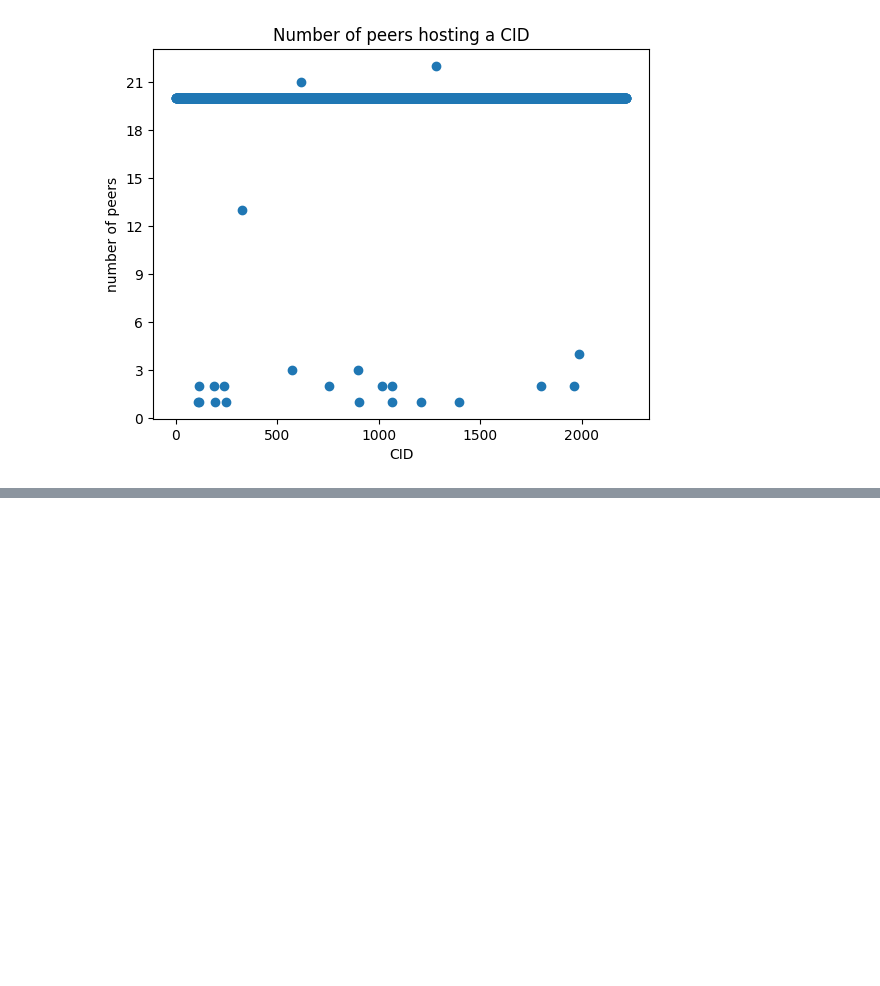
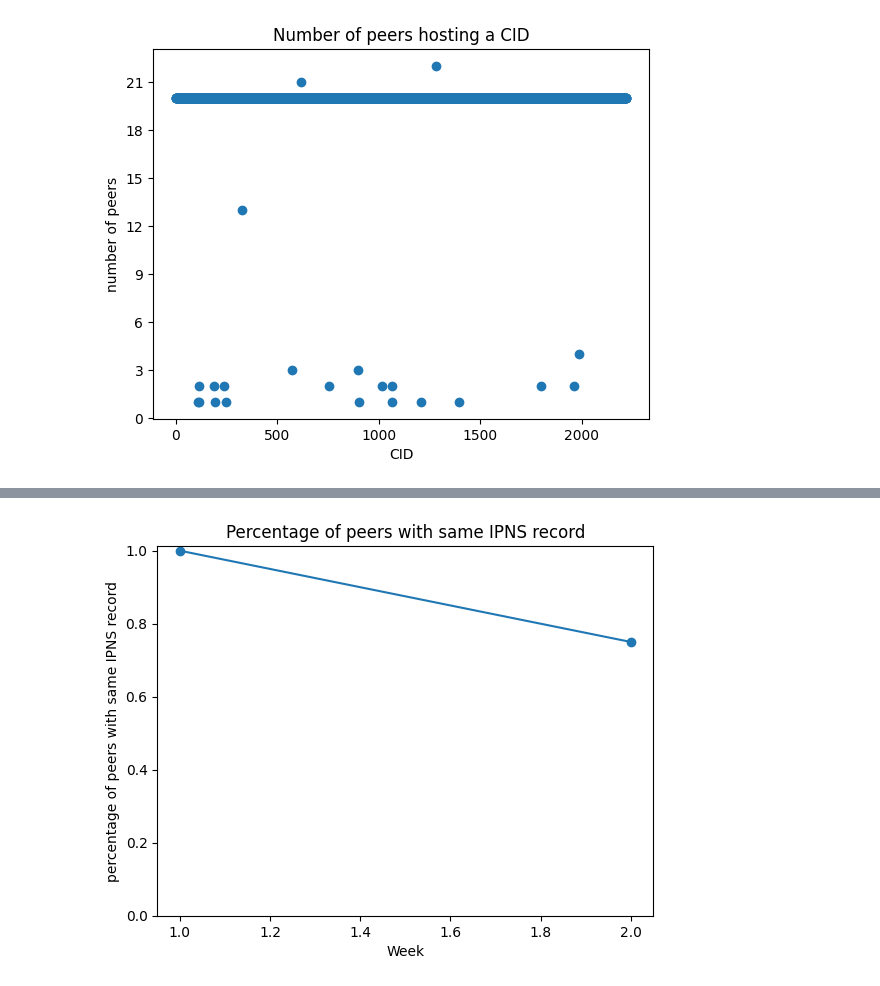
Before and after one commit to AxelGard/seek-ipns, a Jupyter notebook: playground/peer_data.ipynb, the cells around one changed output, grey strips where cells are left out. Saved outputs shown, nothing was run; the diff lists cells and outputs as text; code cells hidden in the pictures; blank space fills up the shorter version.

Commit message:
added compare func and chart

```diff
--- a/playground/peer_data.ipynb
+++ b/playground/peer_data.ipynb
@@ -564,0 +567,9 @@ plt.show()
+# %%
+file1 = "../store/test/time.csv"
+
+df_nodes_set = pd.read_csv(file1)
+df_nodes_set.drop('time', axis=1, inplace=True)
+df_nodes_set = df_nodes_set.sort_values("peer")
+df_nodes_set = df_nodes_set.drop_duplicates(subset="peer")
+df_nodes_set.reset_index(drop=True, inplace=True)
+df_nodes_set.head()
@@ -564,0 +583,8 @@ plt.show()
+# %%
+file2 = "../store/week1/time.csv"
+df_week1_set = pd.read_csv(file2)
+df_week1_set.drop('time', axis=1, inplace=True)
+df_week1_set = df_week1_set.sort_values("peer")
+df_week1_set = df_week1_set.drop_duplicates(subset="peer")
+df_week1_set.reset_index(drop=True, inplace=True)
+df_week1_set.head()
@@ -564,0 +598,17 @@ plt.show()
+# %%
+changed_peers = [1]
+intersection = df_nodes_set.merge(df_week1_set, how='inner')
+intersection.head()
+perc_change =  len(intersection) / len(df_nodes_set)
+changed_peers.append(perc_change)
+# %%
+
+fig, ax = plt.subplots()
+ax.plot([1,2], changed_peers, marker="o")
+ax.set_ylim(ymin=0)
+plt.title("Percentage of peers with same IPNS record")
+plt.xlabel("Week")
+plt.ylabel("percentage of peers with same IPNS record")
+plt.show()
+# %% [output]
+[figure, added]
```
Also changed, not shown: parts of 3 cells of this notebook, 9 other files.
